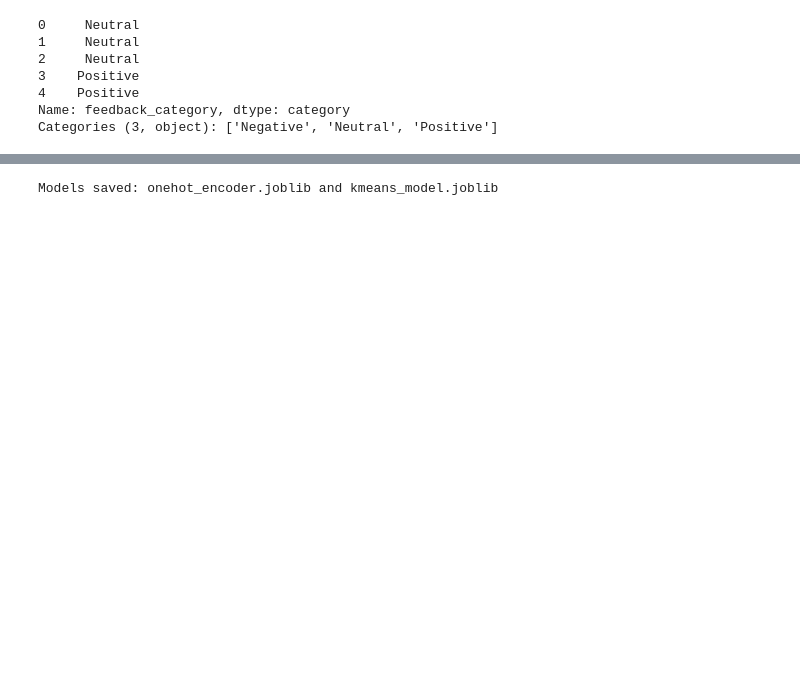
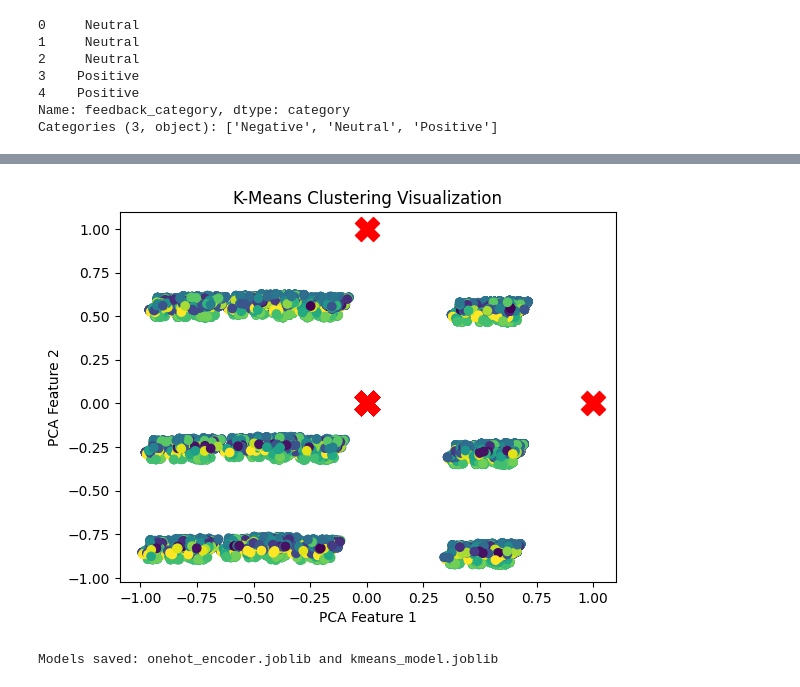
Before and after one commit to prasad-1808/employee-skill-tracking-system, a Jupyter notebook: DataEngineering/DataEngineering/DataScience/FeatureEngineering/FeatureEngineering.ipynb, the cells around one changed output, grey strips where cells are left out. Drawn from its saved outputs; the diff is of its cells as text; code cells hidden in the pictures; blank space fills up the shorter version.

Commit message:
kmeans verification

```diff
--- a/DataEngineering/DataEngineering/DataScience/FeatureEngineering/FeatureEngineering.ipynb
+++ b/DataEngineering/DataEngineering/DataScience/FeatureEngineering/FeatureEngineering.ipynb
@@ -203,3 +247,26 @@ Recommended Courses: ['Advanced Machine Learning', 'Deep Learning Specialization
+# %%
+import matplotlib.pyplot as plt
+from sklearn.decomposition import PCA
+
+# Reduce dimensionality for visualization
+pca = PCA(n_components=2)
+pca_features = pca.fit_transform(encoded_features)
+
+# Plot the clusters
+plt.scatter(pca_features[:, 0], pca_features[:, 1], c=kmeans.labels_, cmap="viridis")
+plt.scatter(
+    kmeans.cluster_centers_[:, 0],
+    kmeans.cluster_centers_[:, 1],
+    s=300,
+    c="red",
+    marker="X",
+)
+plt.title("K-Means Clustering Visualization")
+plt.xlabel("PCA Feature 1")
+plt.ylabel("PCA Feature 2")
+plt.show()
+# %% [output]
+[figure, added]
 # %%
 import joblib
 
```
Also changed, not shown: parts of 3 cells of this notebook, 3 other files.
